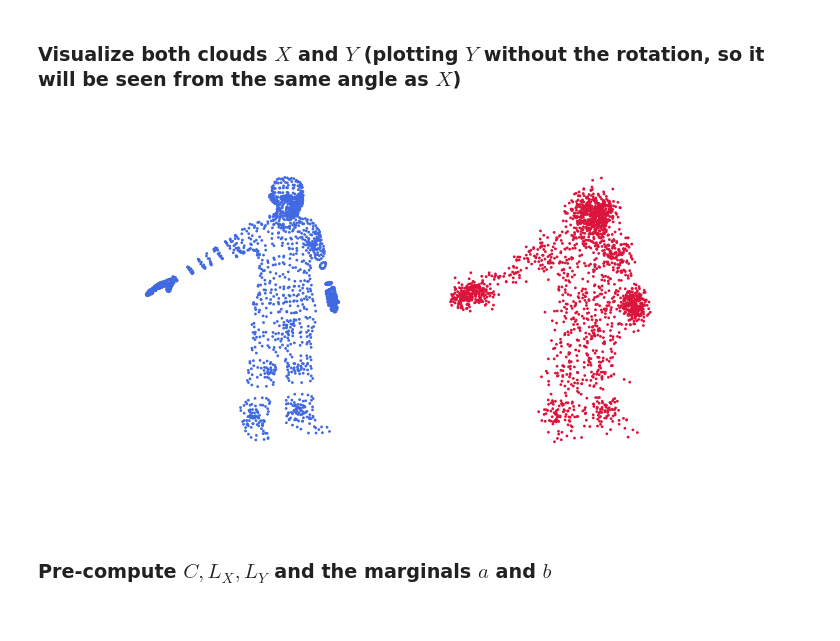
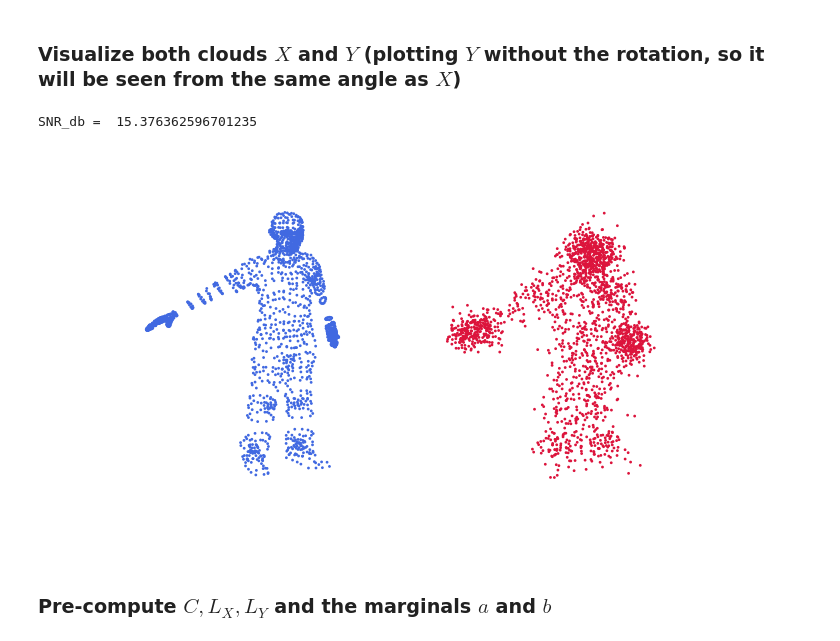
Before and after one commit to GabrielSamberg/Matching-Clustering, a Jupyter notebook: Reproducible_Code/3DShapeAlignment.ipynb, the cells around one changed output. Drawn from its saved outputs; the diff is of its cells as text; code cells hidden in the pictures.

```diff
--- a/Reproducible_Code/3DShapeAlignment.ipynb
+++ b/Reproducible_Code/3DShapeAlignment.ipynb
@@ -75,44 +76,46 @@ The autoreload extension is already loaded. To reload it, use:
 path_X = "../Data/CAPOD/class1/m1.obj"
 X, _ = create_3D_clouds(path_X, path_X)
 
-Y_for_plot, _ = rotate_and_noisify(X, angle=0, noise_std=0.04, seed=42) # Just for purposes of  viewing X and Y from the same angle
+Y_for_plot, _ = rotate_and_noisify(X, angle=0, noise_std=0.06, seed=42) # Just for purposes of  viewing X and Y from the same angle
 
-Y, _ = rotate_and_noisify(X, angle=np.pi/2, noise_std=0.04, seed=42)
+Y, _ = rotate_and_noisify(X, angle=np.pi/2, noise_std=0.06, seed=42)
 # plot_3D_point_clouds_side_by_side(X, Y, title="Rotated + Noisy Y vs Original X")
 
+print('SNR_db = ', _)
 n, m = X.shape[0], Y.shape[0]
 
 labels__X, labels__Y = np.zeros(n), np.zeros(m)
 
 # prepare the output path for the figure if we want to save it,
 # set save_path in the function call below to output_path to save the figure
 base_dir = Path.cwd()
 output_path = base_dir / "Figures" / "Alignment" /"Alignment_data_04_noise.pdf"
 output_path.parent.mkdir(parents=True, exist_ok=True)
 
 
 
 plot_point_clouds_only(
     X,
     Y_for_plot,
     labels__X,
     labels__Y,
     elev_X=15,
     azim_X=250,
     roll_X=0,
     elev_Y=15,
     azim_Y=250,
     roll_Y=0,
     zoom_X=1.4,
     zoom_Y=1.4,
     wspace=-0.34,
     point_size=1,
     alpha=1.0,
     save_path=None,  # set to output_path to save the figure
     plot_clouds_only=True
 )
 # %% [output]
+SNR_db =  15.376362596701235
-[figure, old version]
+[figure, new version]
 # %% [markdown]
 ### Pre-compute $C, L_X, L_Y$ and the marginals $a$ and $b$
 # %%
```
Also changed, not shown: parts of 16 cells of this notebook, 6 other files.
